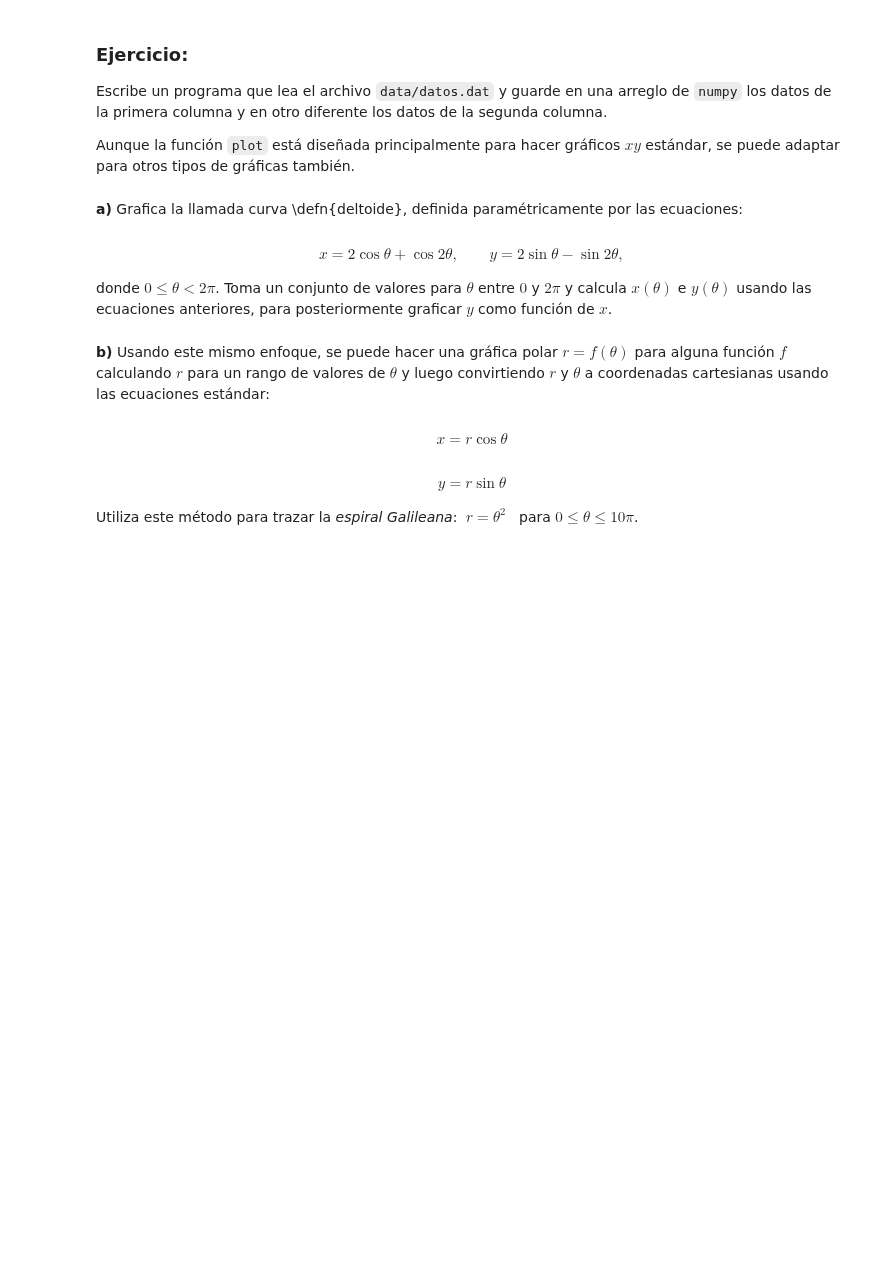
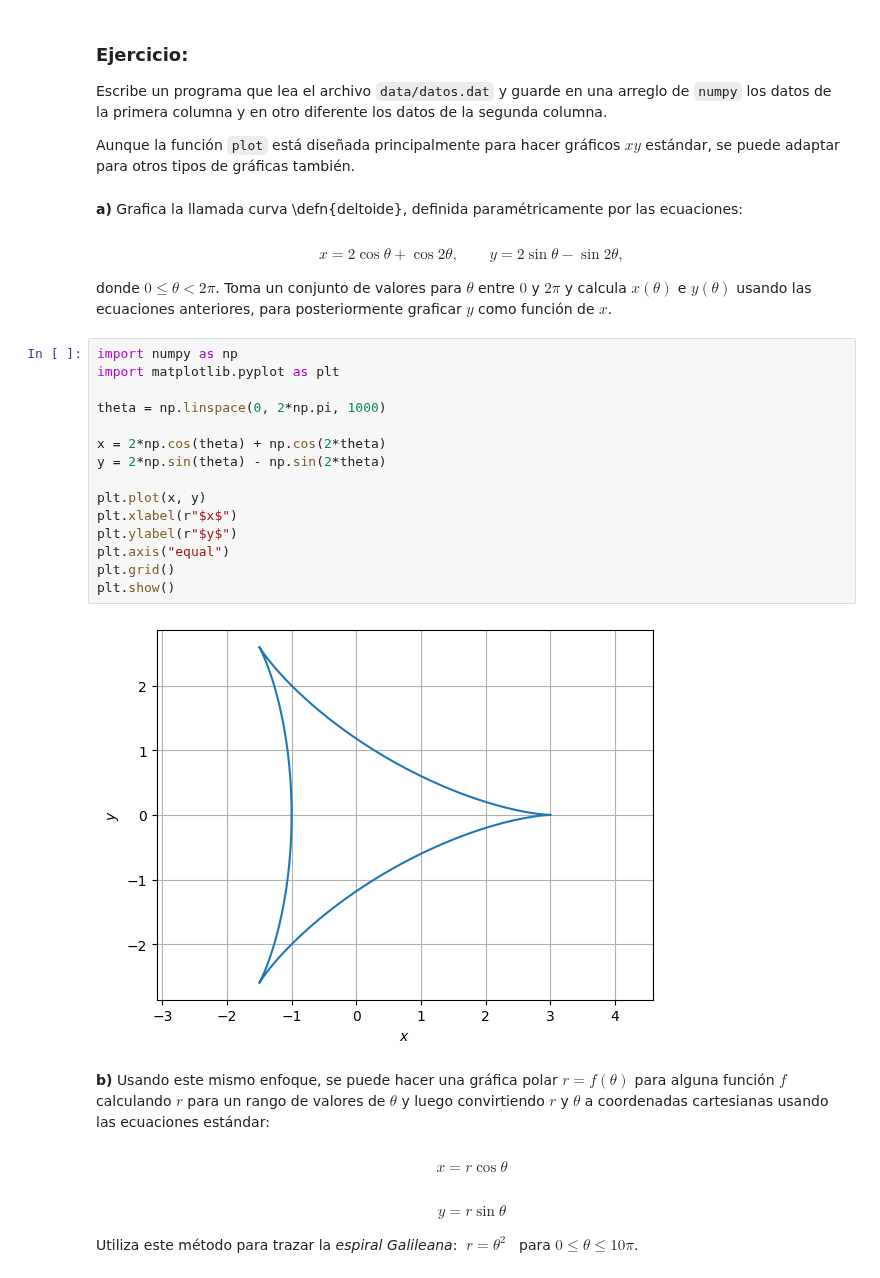
Before and after one commit to jorgexm20-sketch/Fis-sicaComputacional_2027_1, a Jupyter notebook: class/5_GraficacionPython.ipynb, the cells around one changed output. Saved outputs shown, nothing was run; the diff lists cells and outputs as text; blank space fills up the shorter version.

```diff
--- a/class/5_GraficacionPython.ipynb
+++ b/class/5_GraficacionPython.ipynb
@@ -536,6 +536,23 @@ $
 </h4>
 
 donde $0\le\theta<2\pi$. Toma un conjunto de valores para $\theta$ entre $0$ y $2\pi$ y calcula $x(\theta)$ e $y(\theta)$ usando las ecuaciones anteriores, para posteriormente graficar $y$ como función de $x$.
+# %%
+import numpy as np
+import matplotlib.pyplot as plt
+
+theta = np.linspace(0, 2*np.pi, 1000)
+
+x = 2*np.cos(theta) + np.cos(2*theta)
+y = 2*np.sin(theta) - np.sin(2*theta)
+
+plt.plot(x, y)
+plt.xlabel(r"$x$")
+plt.ylabel(r"$y$")
+plt.axis("equal")
+plt.grid()
+plt.show()
+# %% [output]
+[figure, added]
 # %% [markdown]
 **b)** Usando este mismo enfoque, se puede hacer una gráfica polar $r=f(\theta)$ para alguna función $f$ calculando $r$ para un rango de valores de $\theta$ y luego convirtiendo $r$ y $\theta$ a coordenadas cartesianas usando las ecuaciones estándar:
 
```
Also changed, not shown: 1 other file.
